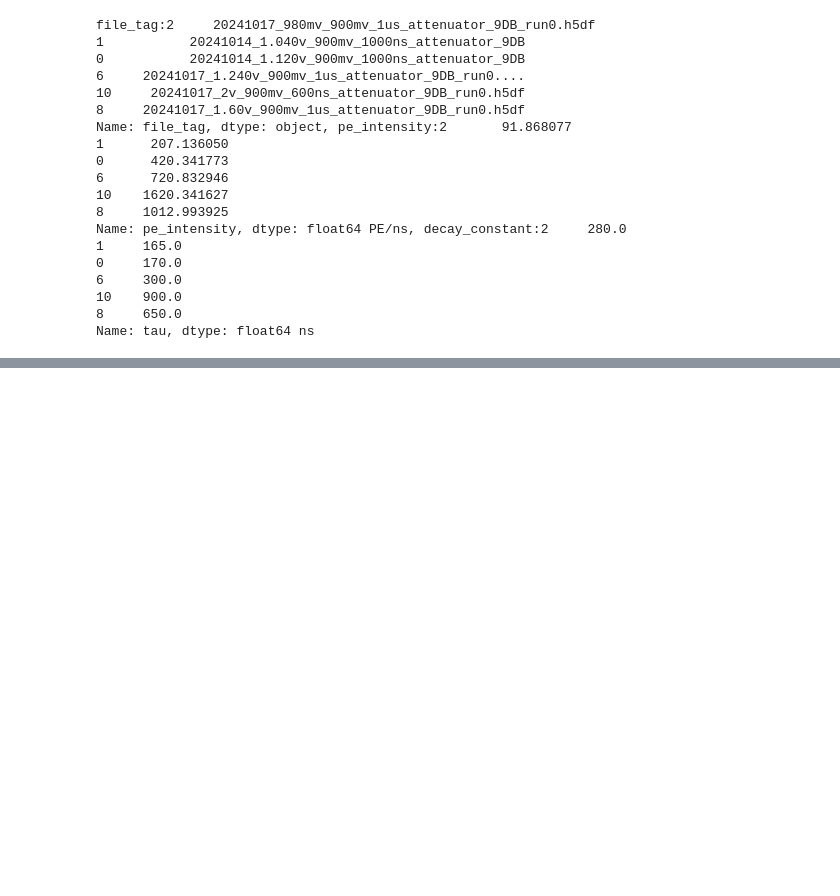
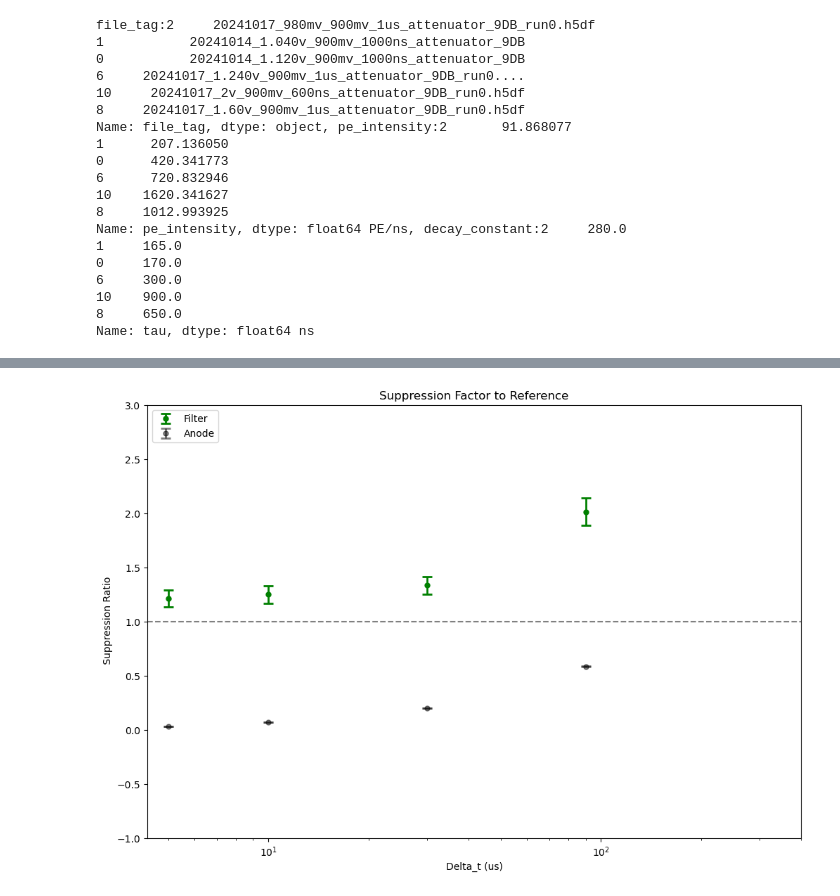
Before and after one commit to Westlake-University-Lsc-lab/ProcessLocalData, a Jupyter notebook: plotsfigures.ipynb, the cells around one changed output, grey strips where cells are left out. Saved outputs shown, nothing was run; the diff lists cells and outputs as text; code cells hidden in the pictures; blank space fills up the shorter version.

```diff
--- a/plotsfigures.ipynb
+++ b/plotsfigures.ipynb
@@ -665,0 +624,25 @@ plt.show()
+# %%
+import matplotlib.pyplot as plt
+fig, ax = plt.subplots(figsize=(12,8))
+ax.errorbar(x, ratio_s2, yerr=ratio_s2_err, fmt='.', markersize=10, ecolor='g', mfc='g', mec='g',capsize=5, elinewidth=2, capthick=2, label='Filter')
+ax.errorbar(x, ratio_s2_anode, yerr=ratio_s2_anode_err, fmt='.',  markersize=10, ecolor='black', mfc='black', mec='black',alpha=0.5, capsize=5, elinewidth=2, capthick=2, label='Anode')
+# ax.errorbar(x, y_anode, yerr=y_anode_err, fmt='.', ecolor='black', mfc='black', mec='black',capsize=3, elinewidth=2, capthick=2, label='Anode')
+ax.set_xlabel('Delta_t (us)')
+ax.set_ylabel(' Suppression Ratio')
+ax.set_title('')
+ax.set_xscale('log')
+# ax.set_yscale('log')
+ax.axhline(y=1, color='grey', linestyle='--', label='')
+# for index, row in df.iterrows():
+#    for column_name, value in row.items():
+#         ax.text(df['Delta_t'][index], (1) , s= str(df['file_tag'][index]), rotation=45, color='gray',alpha=0.3, fontsize=8)  #rotation='vertical'   rotation='horizontal'
+# ax.legend()
+
+ax.legend(loc='upper left')
+
+ax.set_xlim(-100, 400)
+ax.set_ylim(-1, 3)
+ax.set_title('Suppression Factor to Reference')
+plt.show()
+# %% [output]
+[figure, added]
```
Also changed, not shown: parts of 15 cells of this notebook.
